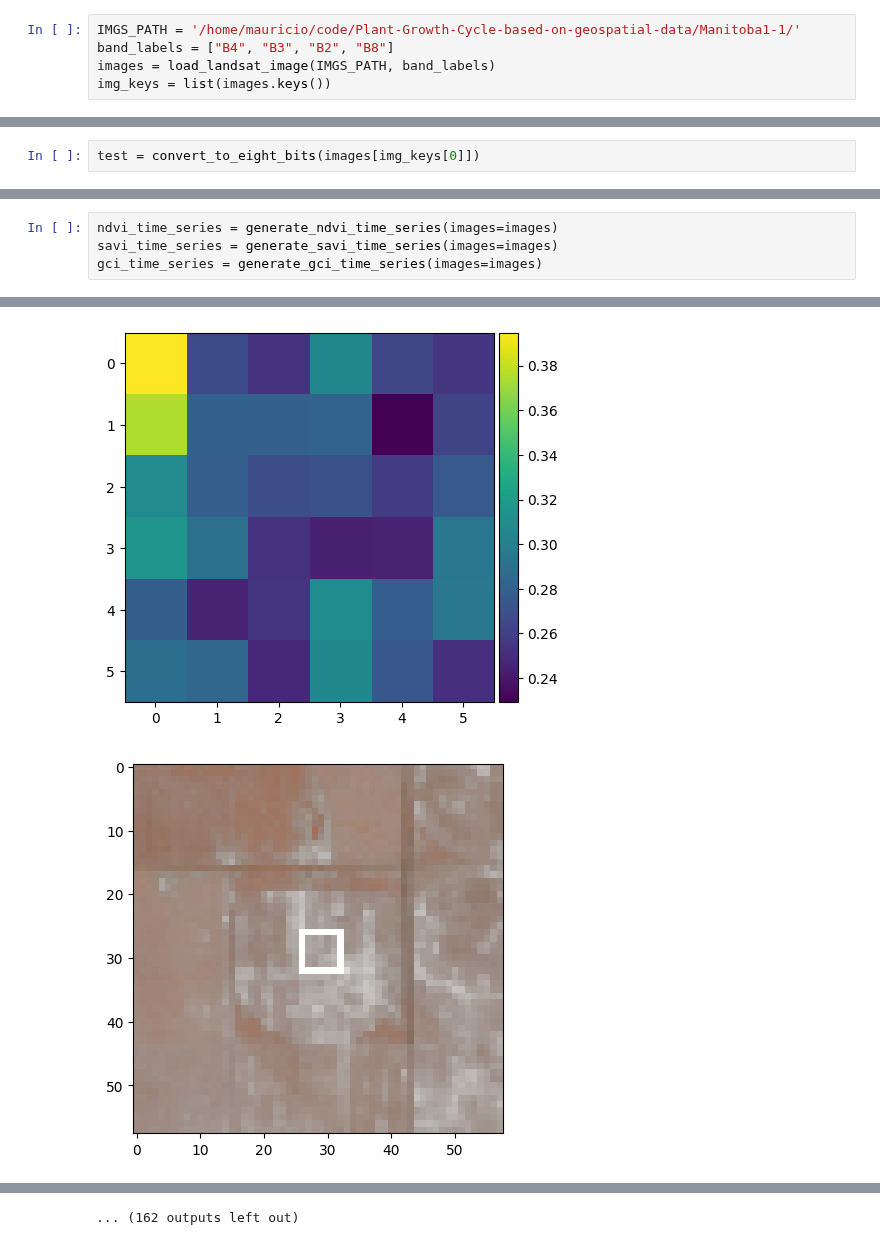
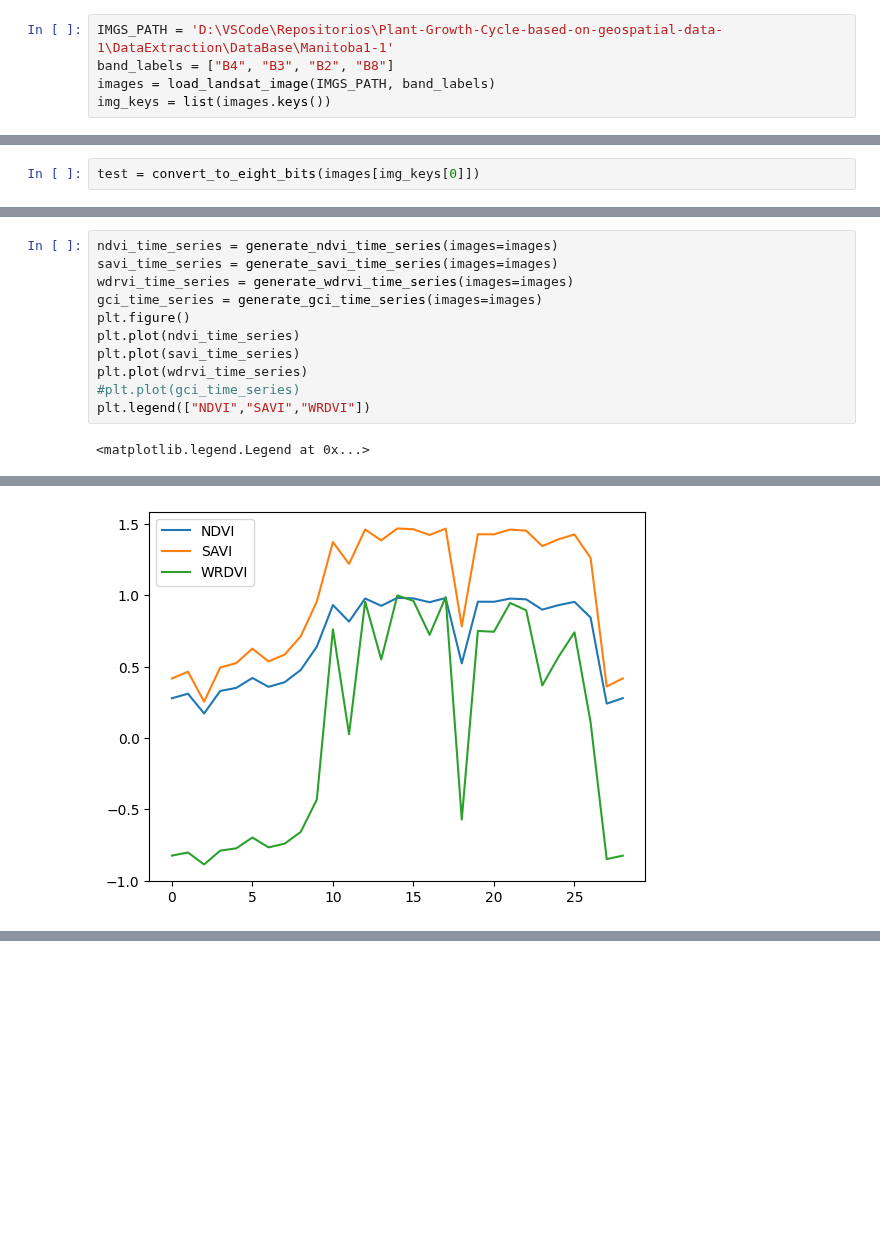
Before and after one commit to AguilarAngel9/Plant-Growth-Cycle-based-on-geospatial-data, a Jupyter notebook: ImageProcessing/centerPixels.ipynb, the cells around one changed output, grey strips where cells are left out. Saved outputs shown, nothing was run; the diff lists cells and outputs as text; blank space fills up the shorter version.

```diff
--- a/ImageProcessing/centerPixels.ipynb
+++ b/ImageProcessing/centerPixels.ipynb
@@ -248,5 +323,5 @@ def generate_gci_time_series(images):
 # %%
-IMGS_PATH = '/home/mauricio/code/Plant-Growth-Cycle-based-on-geospatial-data/Manitoba1-1/'
+IMGS_PATH = 'D:\VSCode\Repositorios\Plant-Growth-Cycle-based-on-geospatial-data-1\DataExtraction\DataBase\Manitoba1-1'
 band_labels = ["B4", "B3", "B2", "B8"]
 images = load_landsat_image(IMGS_PATH, band_labels)
 img_keys = list(images.keys())
@@ -273,5 +341,13 @@ ndvi = calculate_ndvi(test_region_bands)
 # %%
 ndvi_time_series = generate_ndvi_time_series(images=images)
 savi_time_series = generate_savi_time_series(images=images)
+wdrvi_time_series = generate_wdrvi_time_series(images=images)
 gci_time_series = generate_gci_time_series(images=images)
+plt.figure()
+plt.plot(ndvi_time_series)
+plt.plot(savi_time_series)
+plt.plot(wdrvi_time_series)
+#plt.plot(gci_time_series)
+plt.legend(["NDVI","SAVI","WRDVI"])
 # %% [output]
+<matplotlib.legend.Legend at 0x...>
@@ -279,2 +355 @@ gci_time_series = generate_gci_time_series(images=images)
-[figure, old version]
+[figure, new version]
-[figure, removed]
@@ -290 +355,0 @@ gci_time_series = generate_gci_time_series(images=images)
-... (162 outputs left out)
```
Also changed, not shown: parts of 12 cells of this notebook.
